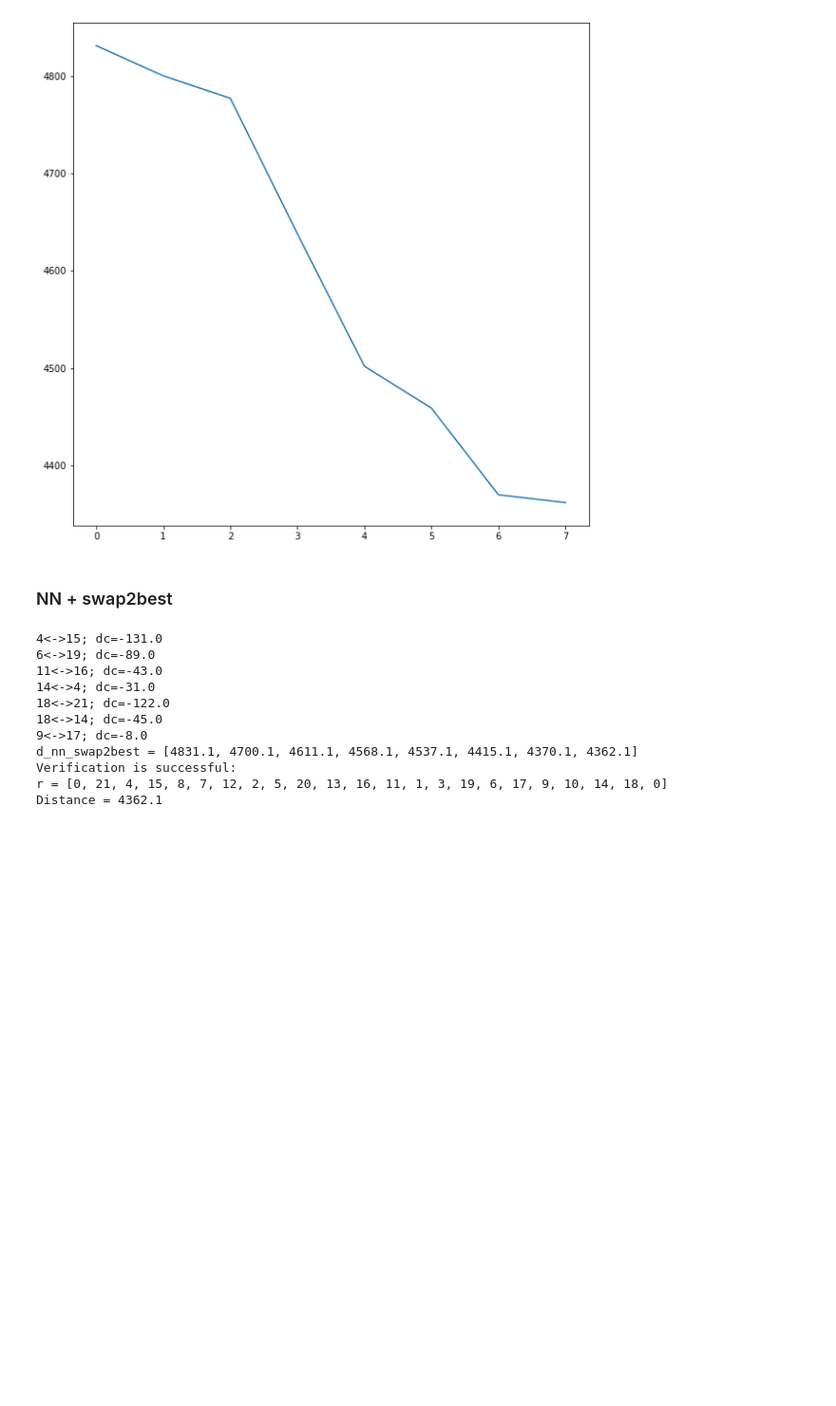
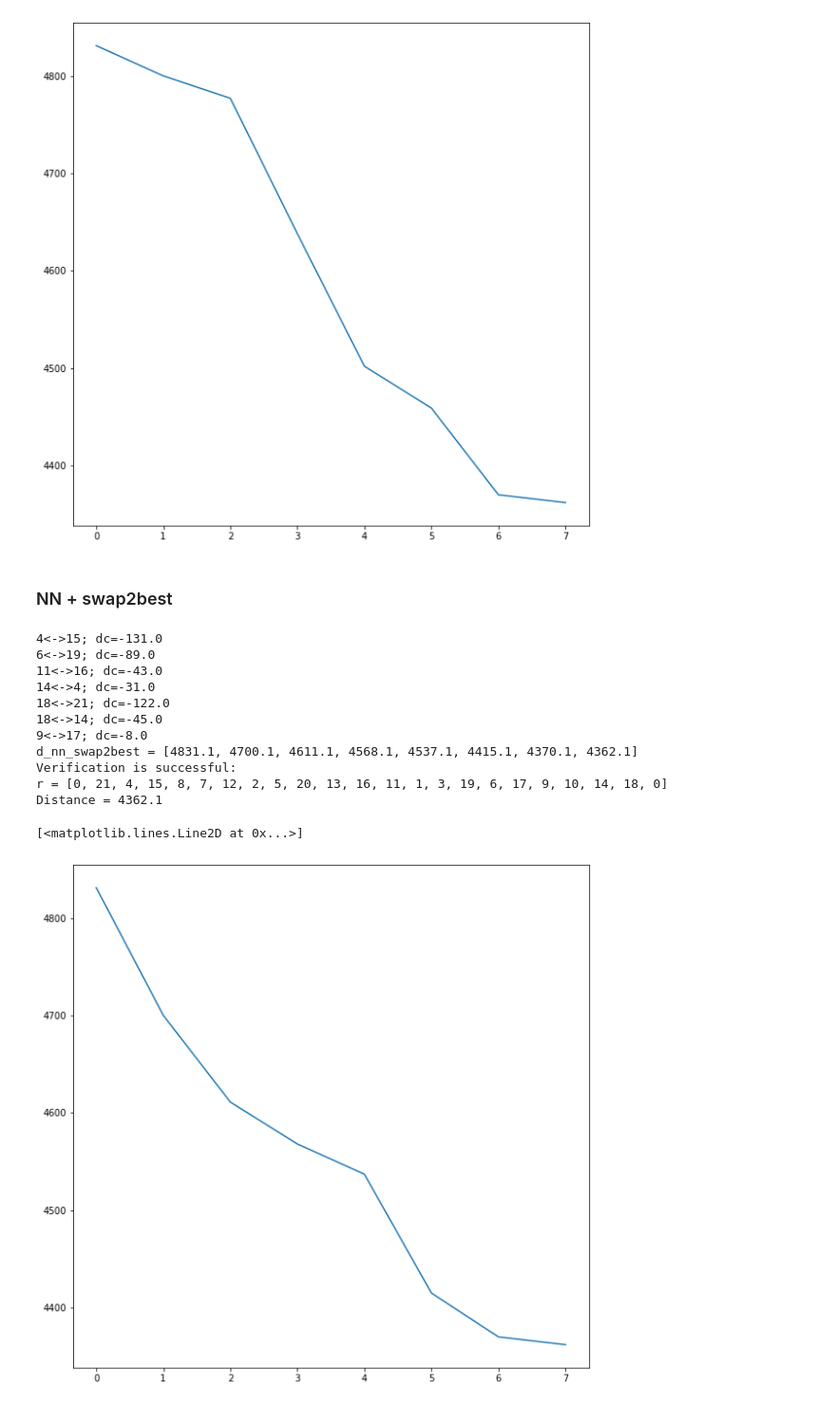
Before and after one commit to ysereda/Traveling_Salesman, a Jupyter notebook: Traveling_Salesman.ipynb, the cells around one changed output. Shown: that part at 95% size. Drawn from its saved outputs; the diff is of its cells as text; code cells hidden in the pictures; blank space fills up the shorter version.

```diff
--- a/Traveling_Salesman.ipynb
+++ b/Traveling_Salesman.ipynb
@@ -316,8 +272,0 @@ plt.plot(dm)
-# %%
-init(); dm=[d_min]; i=[0]; j=[0]; dr=[0];
-while swap2first():
-    dm.append(d_min)
-    #i.append(i_opt); j.append(j_opt); dr.append(dr)
-d_swap2first = dm
-print("d_swap2first =",dm)
-ver(r)
@@ -773,29 +476,29 @@ Distance = 4362.1
 # %% [markdown]
 ### NN + swap2best
 # %%
-r = r_nn
-dm=0;
-for i in range(N):
-    dm=dm+d[r[i]][r[i+1]]
-d_min=dm; dm=[dm]; i=[0]; j=[0]; dr=[0];
+r = r_nn[:]; d_min=d_nn; dm=[d_nn]; i=[0]; j=[0]; dr=[0];
 while swap2best():
     dm.append(d_min)
     i.append(i_opt); j.append(j_opt); dr.append(dr_min)
 d_nn_swap2best = dm
 print("d_nn_swap2best =",dm)
 ver(r)
+plt.figure(1, figsize=(10,10))
+plt.plot(dm)
 # %% [output]
 4<->15; dc=-131.0
 6<->19; dc=-89.0
 11<->16; dc=-43.0
 14<->4; dc=-31.0
 18<->21; dc=-122.0
 18<->14; dc=-45.0
 9<->17; dc=-8.0
 d_nn_swap2best = [4831.1, 4700.1, 4611.1, 4568.1, 4537.1, 4415.1, 4370.1, 4362.1]
 Verification is successful:
 r = [0, 21, 4, 15, 8, 7, 12, 2, 5, 20, 13, 16, 11, 1, 3, 19, 6, 17, 9, 10, 14, 18, 0]
 Distance = 4362.1
+[<matplotlib.lines.Line2D at 0x...>]
+[figure, added]
 # %%
 plt.figure(1, figsize=(10,10))
 plt.title('Swap 2 cities: best vs first', loc='left')
```
Also changed, not shown: parts of 30 cells of this notebook, 1 other file.
